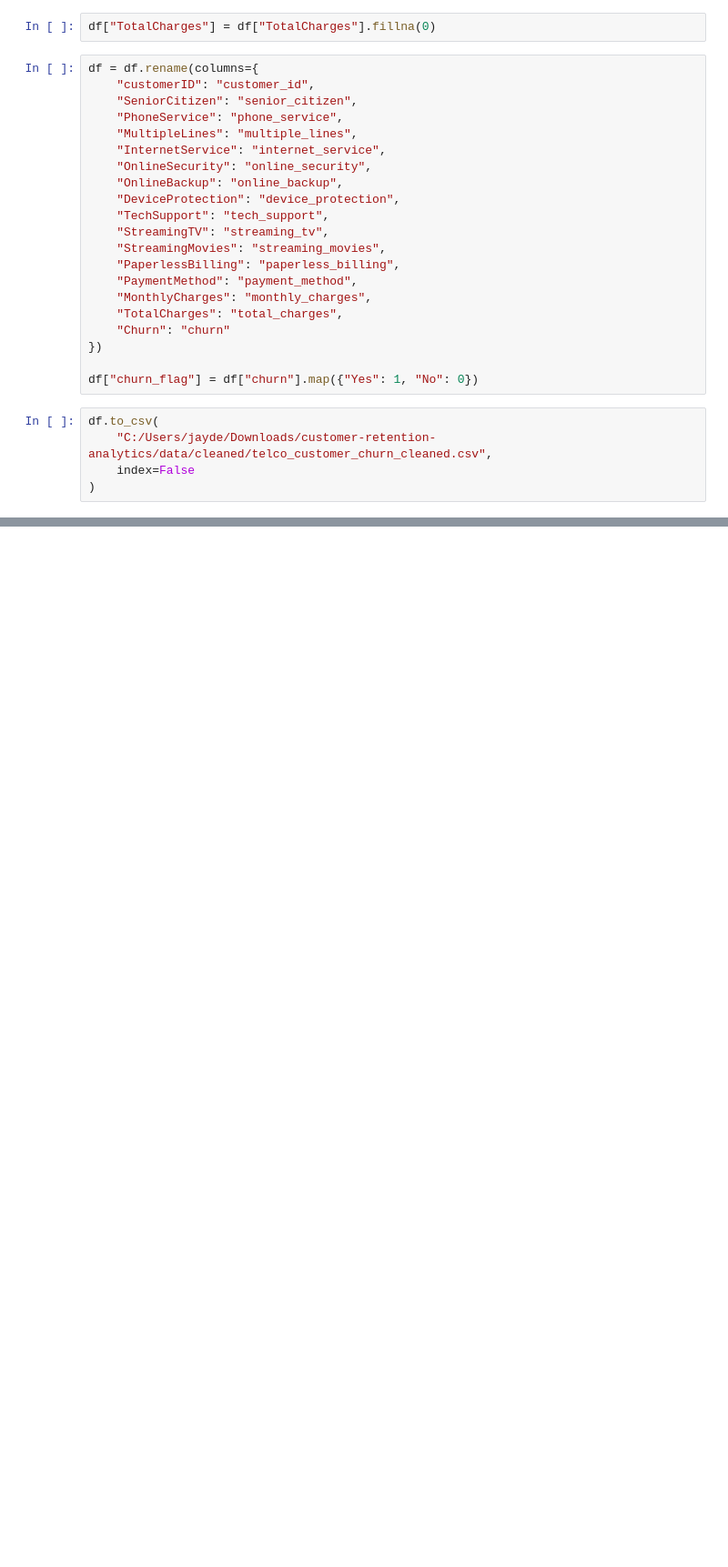
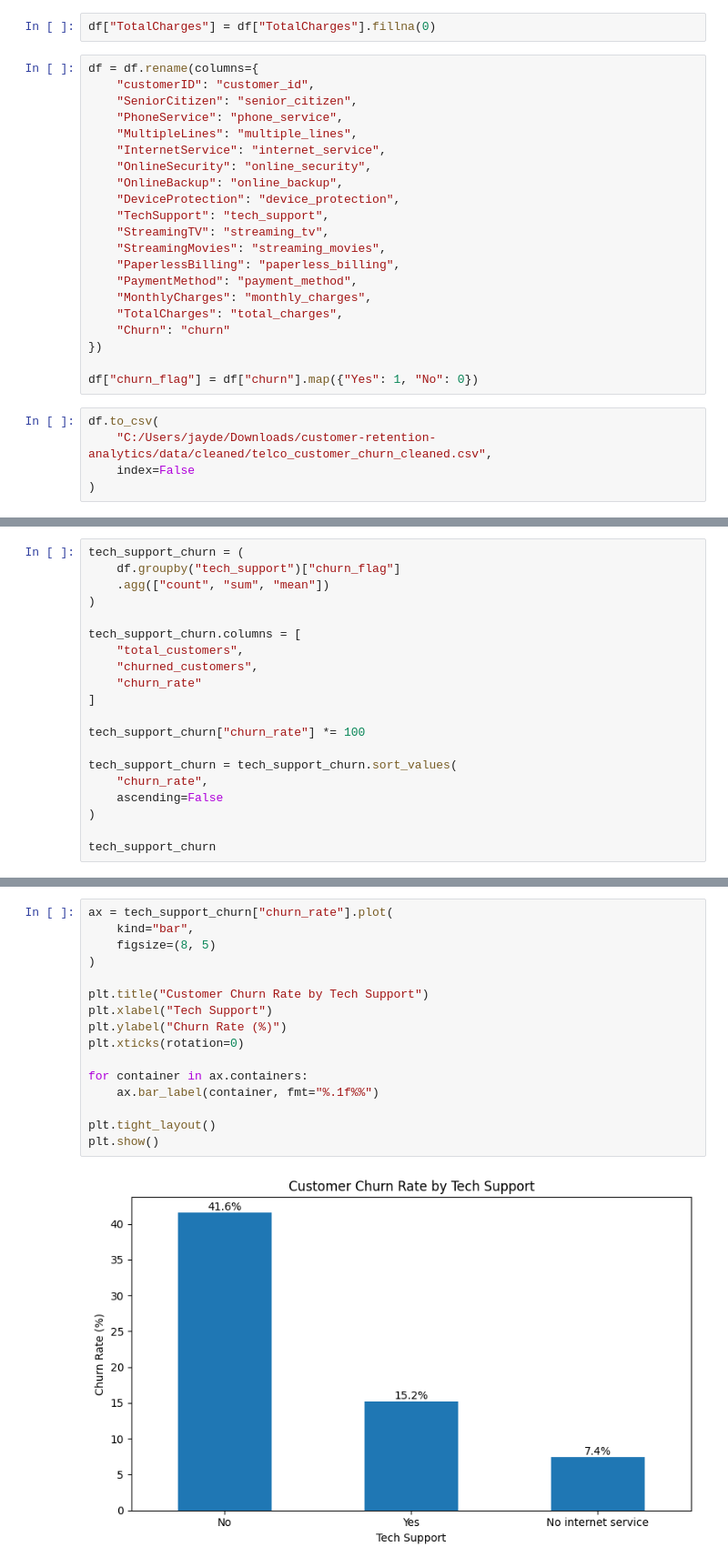
Before and after one commit to jdpatel1634/customer-retention-analytics, a Jupyter notebook: notebooks/01_data_cleaning_eda.ipynb, the cells around one changed output, grey strips where cells are left out. Shown at 91% size. Saved outputs shown, nothing was run; the diff lists cells and outputs as text; blank space fills up the shorter version.

```diff
--- a/notebooks/01_data_cleaning_eda.ipynb
+++ b/notebooks/01_data_cleaning_eda.ipynb
@@ -79,0 +309,20 @@ df.to_csv(
+# %%
+tech_support_churn = (
+    df.groupby("tech_support")["churn_flag"]
+    .agg(["count", "sum", "mean"])
+)
+
+tech_support_churn.columns = [
+    "total_customers",
+    "churned_customers",
+    "churn_rate"
+]
+
+tech_support_churn["churn_rate"] *= 100
+
+tech_support_churn = tech_support_churn.sort_values(
+    "churn_rate",
+    ascending=False
+)
+
+tech_support_churn
@@ -79,0 +335,18 @@ df.to_csv(
+# %%
+ax = tech_support_churn["churn_rate"].plot(
+    kind="bar",
+    figsize=(8, 5)
+)
+
+plt.title("Customer Churn Rate by Tech Support")
+plt.xlabel("Tech Support")
+plt.ylabel("Churn Rate (%)")
+plt.xticks(rotation=0)
+
+for container in ax.containers:
+    ax.bar_label(container, fmt="%.1f%%")
+
+plt.tight_layout()
+plt.show()
+# %% [output]
+[figure, added]
```
Also changed, not shown: parts of 27 cells of this notebook.
